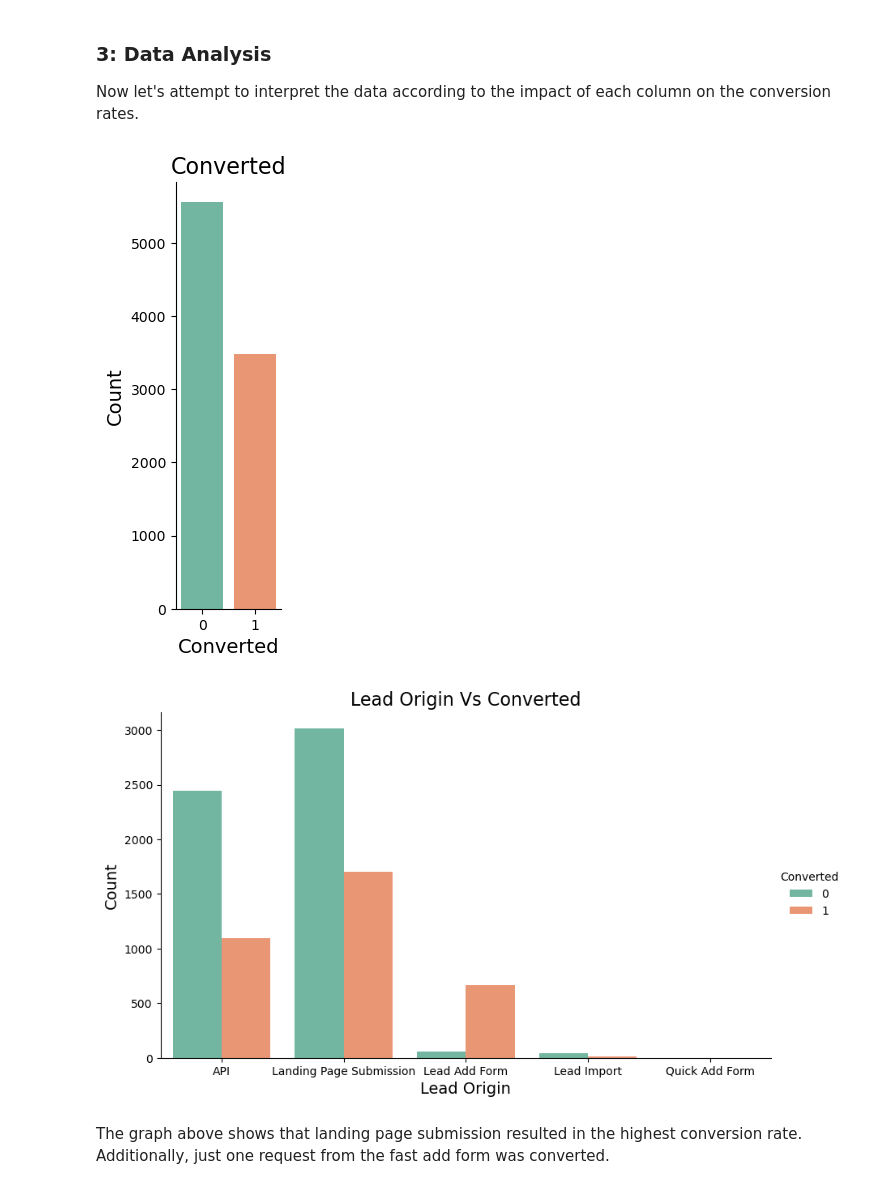
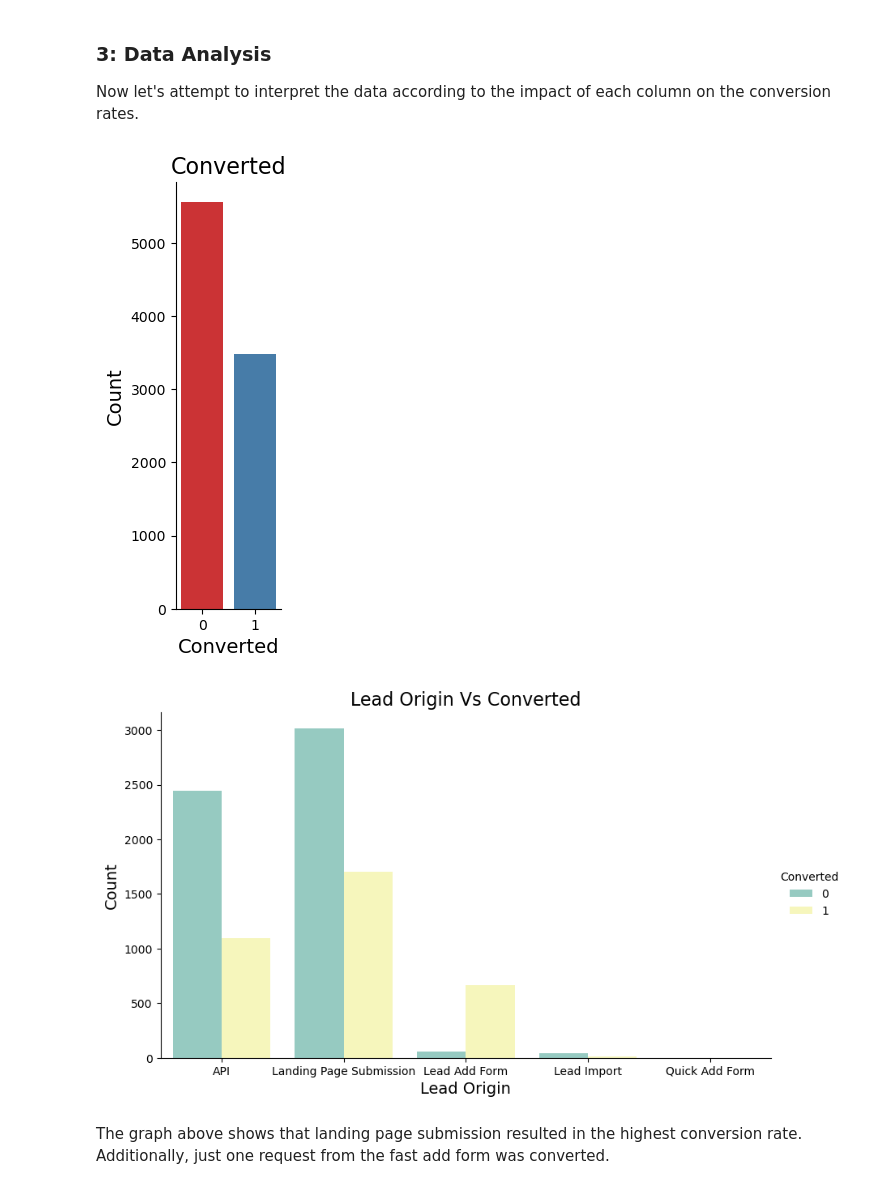
Before and after one commit to pranit94/lead_scoring_assignment, a Jupyter notebook: Lead_scoring.ipynb, the cells around one changed output. Cells and saved outputs as stored; diff of their text form; code cells hidden in the pictures.

```diff
--- a/Lead_scoring.ipynb
+++ b/Lead_scoring.ipynb
@@ -335,5 +335,5 @@ most_percent
 # %%
 #Better Career Prospects appears in the What matters most to you when picking a course column around 70% of the time, and the column also contains about 29% missing data, thus we're going to remove the column.
 
-leadsInfo = leadsInfo.drop(['What matters most to you in choosing a course'], axis=1)
+LsInfo = LsInfo.drop(['What matters most to you in choosing a course'], axis=1)
 # %%
@@ -360,14 +360,6 @@ dtype: float64
 # %% [markdown]
 Now, we have either imputed all null values in the columns or removed the ones where more than 70% of the data is centred on a single value.
 # %%
-# Since the following columns have only one value "No" in all the rows, we can eliminate the columns :
-
-# a) Magazine
-# b) Receive More Updates About Our Courses
-# c) Update me on Supply Chain Content
-# d) Get updates on DM Content
-# e) I agree to pay the amount through cheque
-
-leadsInfo = leadsInfo.drop(['Magazine', 'Receive More Updates About Our Courses', 'Update me on Supply Chain Content',
+LsInfo = LsInfo.drop(['Magazine', 'Receive More Updates About Our Courses', 'Update me on Supply Chain Content',
                           'Get updates on DM Content', 'I agree to pay the amount through cheque'], axis=1)
 # %%
@@ -408,9 +400,9 @@ plt.show()
 # %%
 # Removing values beyond 99% for Total Visits
 
-quartile_visits = leadsInfo['TotalVisits'].quantile(0.99)
-leadsInfo = leadsInfo[leadsInfo["TotalVisits"] < quartile_visits]
-leadsInfo["TotalVisits"].describe(percentiles=[.25,.5,.75,.90,.95,.99])
+quartile_visits = LsInfo['TotalVisits'].quantile(0.99)
+LsInfo = LsInfo[LsInfo["TotalVisits"] < quartile_visits]
+LsInfo["TotalVisits"].describe(percentiles=[.25,.5,.75,.90,.95,.99])
 # %% [output]
 count    9141.000000
 mean        3.179740
@@ -440,11 +432,9 @@ leadsInfo.describe(percentiles=[.25,.5,.75,.90,.95,.99])
 | 99% | 659592.80000 | 1.000000 | 13.000000 | 1839.600000 | 9.000000 |
 | max | 660737.00000 | 1.000000 | 16.000000 | 2272.000000 | 16.000000 |
 # %%
-# Removing values beyond 99% for page Views Per Visit
-
-quartile_visits_page = leadsInfo['Page Views Per Visit'].quantile(0.99)
-leadsInfo = leadsInfo[leadsInfo["Page Views Per Visit"] < quartile_visits_page]
-leadsInfo["Page Views Per Visit"].describe(percentiles=[.25,.5,.75,.90,.95,.99])
+quartile_visits_page = LsInfo['Page Views Per Visit'].quantile(0.99)
+LsInfo = LsInfo[LsInfo["Page Views Per Visit"] < quartile_visits_page]
+LsInfo["Page Views Per Visit"].describe(percentiles=[.25,.5,.75,.90,.95,.99])
 # %% [output]
 count    9029.000000
 mean        2.226383
@@ -486,25 +476,24 @@ Now let's attempt to interpret the data according to the impact of each column o
 # %%
 # Conversion Rate
 
-plot = sns.catplot(x="Converted", kind="count", data=leadsInfo, palette="Set2", aspect= 0.4);
+plot = sns.catplot(x="Converted", kind="count", data=LsInfo, palette="Set1", aspect= 0.4);
 
 plt.title('Converted', fontsize = 16)
 plt.xlabel("Converted", fontsize = 14)
 plt.ylabel("Count", fontsize = 14)
 
-
 plt.show()
 # %% [output]
-[figure, old version]
+[figure, new version]
 # %%
-plot = sns.catplot(x="Lead Origin", hue = "Converted", kind="count", data=leadsInfo, palette="Set2", aspect= 1.7);
+plot = sns.catplot(x="Lead Origin", hue = "Converted", kind="count", data=LsInfo, palette="Set3", aspect= 1.7);
 
 plt.title('Lead Origin Vs Converted', fontsize = 16)
 plt.xlabel("Lead Origin", fontsize = 14)
 plt.ylabel("Count", fontsize = 14)
 plt.show()
 # %% [output]
-[figure, old version]
+[figure, new version]
 # %% [markdown]
 The graph above shows that landing page submission resulted in the highest conversion rate. Additionally, just one request from the fast add form was converted.
 # %%
```
Also changed, not shown: parts of 93 cells of this notebook, 3 other files.
